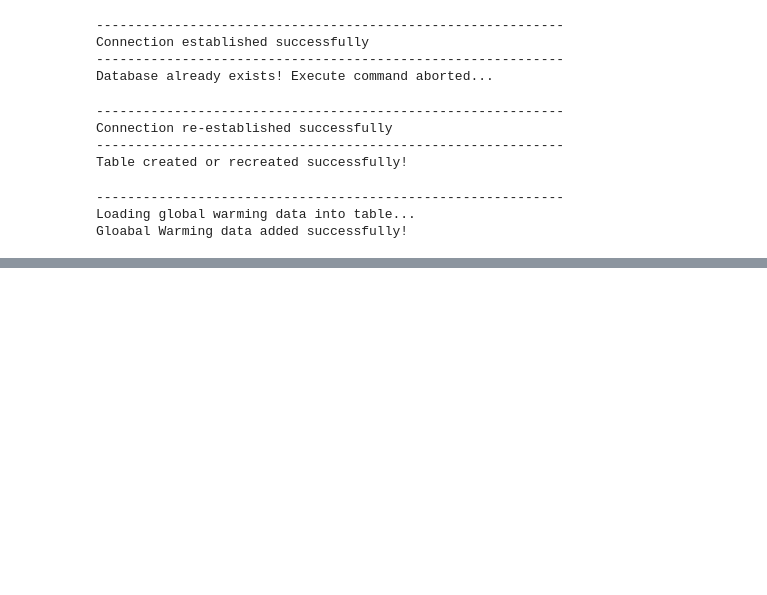
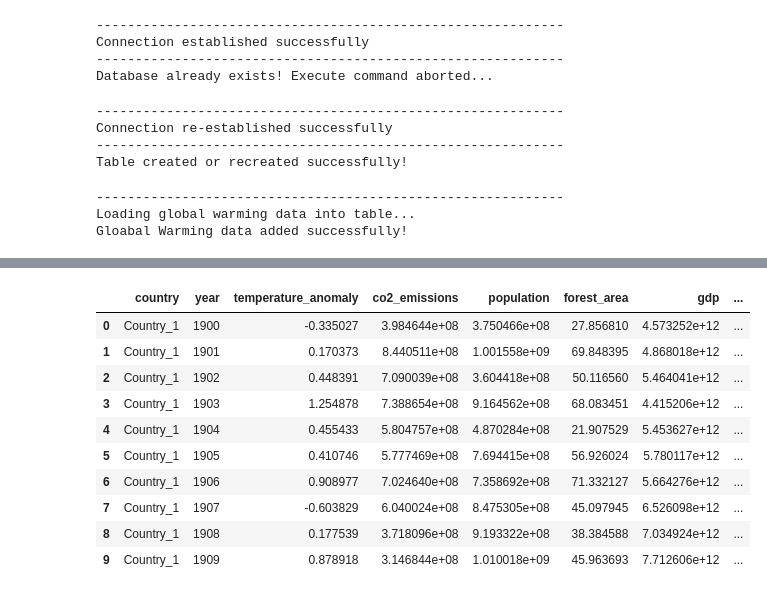
Before and after one commit to CaptDon71/project_4_machine_learning, a Jupyter notebook: database_initialization.ipynb, the cells around one changed output, grey strips where cells are left out. Saved outputs shown, nothing was run; the diff lists cells and outputs as text; code cells hidden in the pictures; blank space fills up the shorter version.

```diff
--- a/database_initialization.ipynb
+++ b/database_initialization.ipynb
@@ -180,0 +246,74 @@ Gloabal Warming data added successfully!
+# %%
+# Use a 'try' statement to attempt to conenct to database and to handle errors that occur
+try:
+    # Connect to the database
+    conn = psycopg2.connect(
+        host="127.0.0.1",
+        port="5432",
+        user=user,
+        password=password,
+        database="global_warming_db"
+    )
+
+# Use an 'except' block to handle error connecting to database
+except psycopg2.Error as e:
+    print("Error connecting to the database:")
+    print(e)
+
+# Use 'else' block to continue code if connection establishes successfully
+else:
+    print("Connection established successfully")
+
+# Create a cursor object
+cursor = conn.cursor()
+
+# Write a SQL query to pull all data from database as is
+all_data_query = """
+SELECT country, year,
+AVG(temperature_anomaly) AS temperature_anomaly,
+AVG(co2_emissions) AS co2_emissions,
+AVG(population) AS population,
+AVG(forest_area) AS forest_area,
+AVG(gdp) AS gdp,
+AVG(renewable_energy_usage) AS renewable_energy_usage,
+AVG(methane_emissions) AS methane_emissions,
+AVG(sea_level_rise) AS sea_level_rise,
+AVG(artic_ice_extent) AS artic_ice_extent,
+AVG(urbanization) AS urbanization,
+AVG(deforestation_rate) AS deforestation_rate,
+AVG(extreme_weather_events) AS extreme_weather_events,
+AVG(average_rainfall) AS average_rainfall,
+AVG(solar_energy_potential) AS solar_energy_potential,
+AVG(waste_management) AS waste_management,
+AVG(per_capita_emissions) AS per_capita_emissions,
+AVG(industrial_activity) AS industrial_activity,
+AVG(air_pollution_index) AS air_pollution_index,
+AVG(biodiversity_index) AS biodiversity_index,
+AVG(ocean_acidification) AS ocean_acidification,
+AVG(fossil_fuel_usage) AS fossil_fuel_usage,
+AVG(energy_consumption_per_capita) AS energy_consumption_per_capita,
+AVG(policy_score) AS policy_score,
+AVG(average_temperature) AS average_temperature
+FROM global_warming_data
+GROUP BY country, year;
+"""
+
+# Execute the above SQL query
+cursor.execute(all_data_query)
+
+# Fetch all rows from the result
+rows = cursor.fetchall()
+
+# Use a for loop to pull column names from 'cursor description'
+column_names = [desc[0] for desc in cursor.description]
+
+# Create a new dataframe using the extracted data
+gw_cleaned_df = pd.DataFrame(rows, columns=column_names)
+
+# Close the cursor and the connection
+cursor.close()
+conn.close()
+
+# Display the dataframe
+gw_cleaned_df.head(10)
+# %% [output]
@@ -180,0 +321,11 @@ Gloabal Warming data added successfully!
+|  | country | year | temperature_anomaly | co2_emissions | population | forest_area | gdp | ... |
+| 0 | Country_1 | 1900 | -0.335027 | 3.984644e+08 | 3.750466e+08 | 27.856810 | 4.573252e+12 | ... |
+| 1 | Country_1 | 1901 | 0.170373 | 8.440511e+08 | 1.001558e+09 | 69.848395 | 4.868018e+12 | ... |
+| 2 | Country_1 | 1902 | 0.448391 | 7.090039e+08 | 3.604418e+08 | 50.116560 | 5.464041e+12 | ... |
+| 3 | Country_1 | 1903 | 1.254878 | 7.388654e+08 | 9.164562e+08 | 68.083451 | 4.415206e+12 | ... |
+| 4 | Country_1 | 1904 | 0.455433 | 5.804757e+08 | 4.870284e+08 | 21.907529 | 5.453627e+12 | ... |
+| 5 | Country_1 | 1905 | 0.410746 | 5.777469e+08 | 7.694415e+08 | 56.926024 | 5.780117e+12 | ... |
+| 6 | Country_1 | 1906 | 0.908977 | 7.024640e+08 | 7.358692e+08 | 71.332127 | 5.664276e+12 | ... |
+| 7 | Country_1 | 1907 | -0.603829 | 6.040024e+08 | 8.475305e+08 | 45.097945 | 6.526098e+12 | ... |
+| 8 | Country_1 | 1908 | 0.177539 | 3.718096e+08 | 9.193322e+08 | 38.384588 | 7.034924e+12 | ... |
+| 9 | Country_1 | 1909 | 0.878918 | 3.146844e+08 | 1.010018e+09 | 45.963693 | 7.712606e+12 | ... |
```
Also changed, not shown: parts of 7 cells of this notebook, 11 other files.
